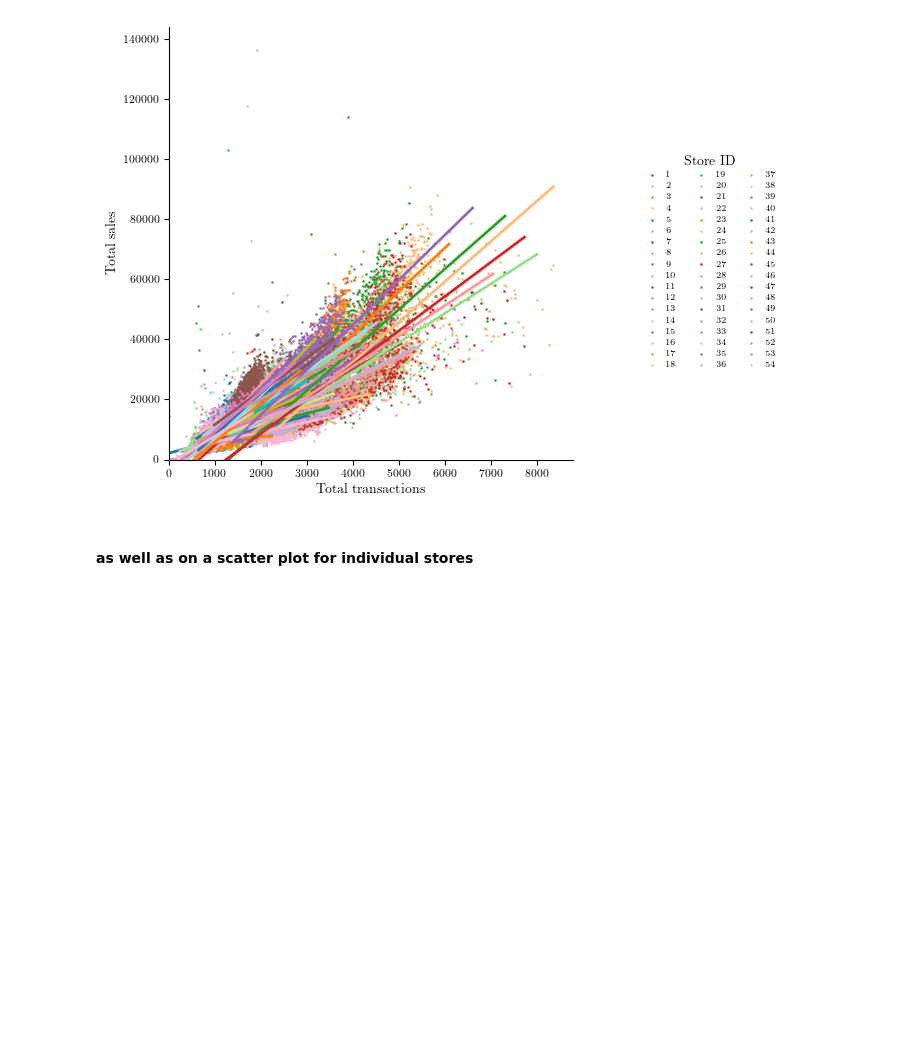
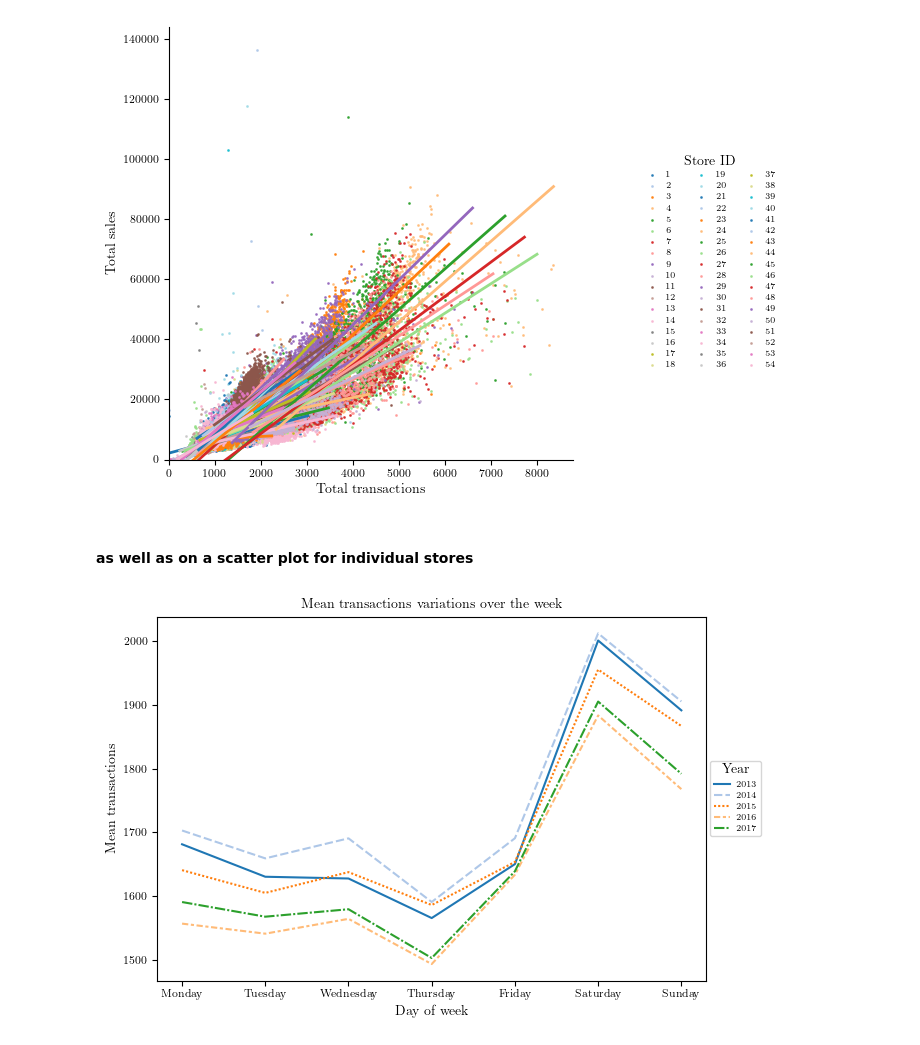
Before and after one commit to bertlem/kaggle-store-sales-ts-forecasting, a Jupyter notebook: data_exploration.ipynb, the cells around one changed output. Cells and saved outputs as stored; diff of their text form; code cells hidden in the pictures; blank space fills up the shorter version.

```diff
--- a/data_exploration.ipynb
+++ b/data_exploration.ipynb
@@ -453,0 +491,13 @@ plot_multiple_OLS(transales, 'transactions', 'sales', 'store_nbr', r'Total trans
+# %%
+# Add time information to the transactions df
+transactions['dayname'] = transactions.date.dt.day_name()
+transactions.dayname = pd.Categorical(transactions.dayname, categories=listdays, ordered=True)
+transactions['dayofmonth'] = transactions.date.dt.day
+transactions['month'] = transactions.date.dt.month
+transactions['year'] = transactions.date.dt.year
+# %%
+# total transactions vs day of week\
+weekly_mean_plot(transactions, 'year', 'transactions', r'Day of week', r'Mean transactions', r'Mean transactions variations over the week', \
+                 r'Year', path_plots, 'weekly_mean_transactions_per_year.pdf', cm)
+# %% [output]
+[figure, added]
```
Also changed, not shown: parts of 35 cells of this notebook, 19 other files.
